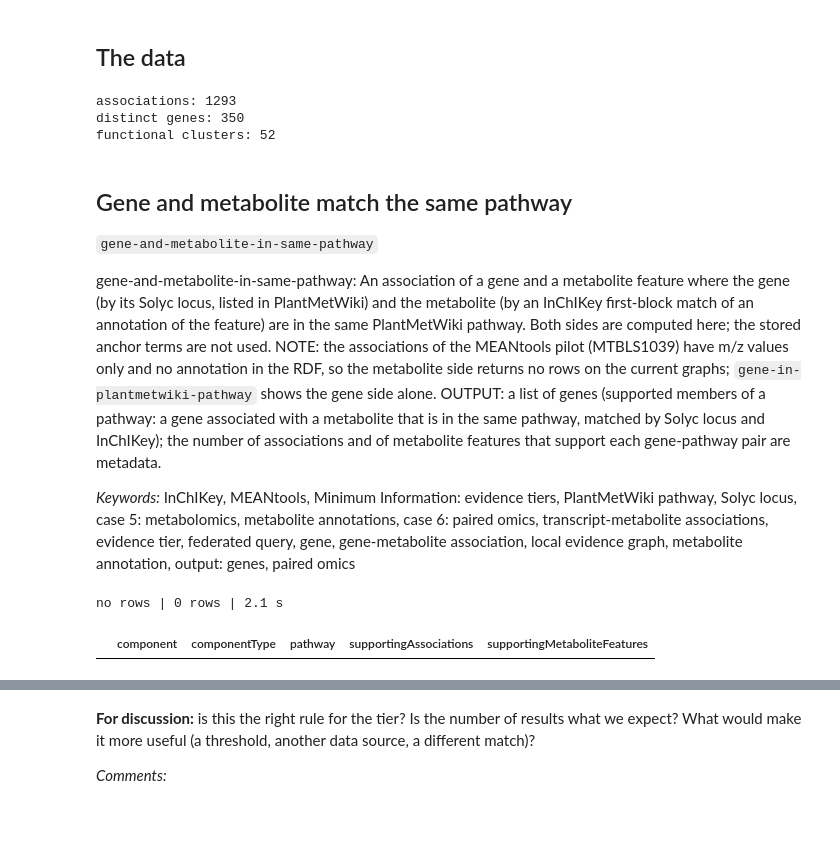
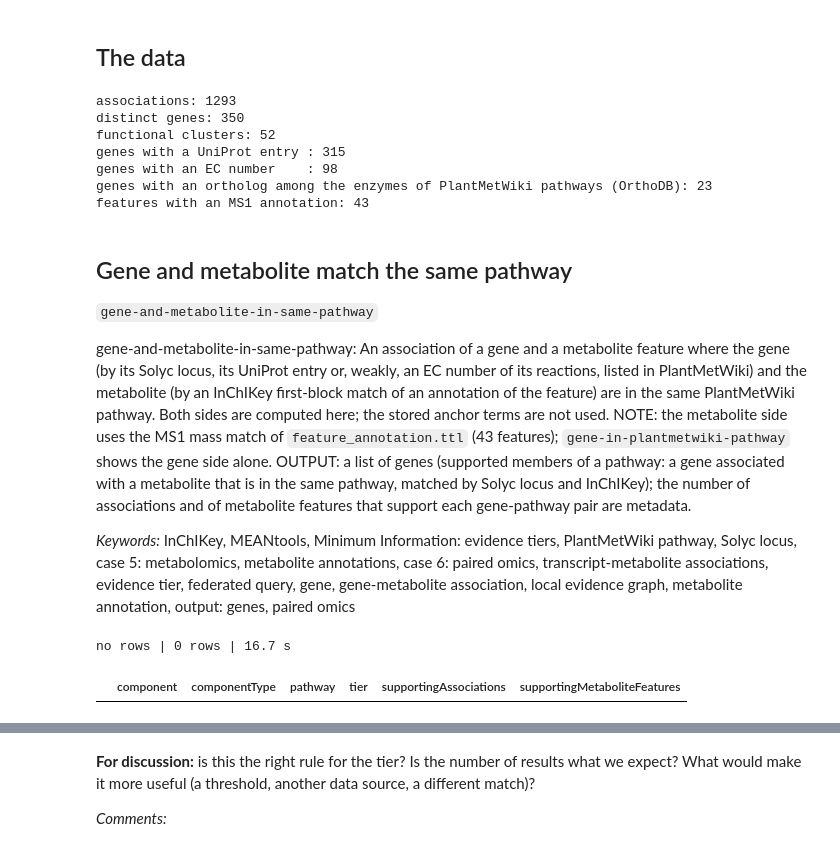
Before and after one commit to pathway-lod/lod-pathways-community, a Jupyter notebook: minimum_information/notebooks/02_paired_omics.ipynb, the cells around one changed output, grey strips where cells are left out. Saved outputs shown, nothing was run; the diff lists cells and outputs as text; code cells hidden in the pictures; blank space fills up the shorter version.

```diff
--- a/minimum_information/notebooks/02_paired_omics.ipynb
+++ b/minimum_information/notebooks/02_paired_omics.ipynb
@@ -18,27 +20,36 @@ PlantMetWiki release: r17.0.0_20260605-171052
 # %% [markdown]
 ## The data
 # %%
-data = ['association', 'annotation']
+data = ['association', 'gene_annotation', 'feature_annotation']
 print('associations:', mi.local_count(data, 'PREFIX lodp: <https://example.org/lod-pathways/pilot/> SELECT (COUNT(?a) AS ?n) WHERE { ?a a lodp:GeneMetaboliteAssociation }'))
 print('distinct genes:', mi.local_count(data, 'PREFIX lodp: <https://example.org/lod-pathways/pilot/> PREFIX sio: <http://semanticscience.org/resource/> SELECT (COUNT(DISTINCT ?g) AS ?n) WHERE { ?a a lodp:GeneMetaboliteAssociation ; sio:SIO_000628 ?g . FILTER(STRSTARTS(STR(?g), "https://plants.ensembl.org/")) }'))
 print('functional clusters:', mi.local_count(data, 'PREFIX lodp: <https://example.org/lod-pathways/pilot/> PREFIX sio: <http://semanticscience.org/resource/> SELECT (COUNT(DISTINCT ?c) AS ?n) WHERE { ?a a lodp:GeneMetaboliteAssociation ; sio:SIO_000772/lodp:functionalCluster ?c }'))
+Q = 'PREFIX lodp: <https://example.org/lod-pathways/pilot/> SELECT (COUNT(DISTINCT ?g) AS ?n) WHERE { ?g %s }'
+print('genes with a UniProt entry :', mi.local_count(data, Q % 'lodp:uniprot ?x'))
+print('genes with an EC number    :', mi.local_count(data, Q % 'lodp:ecNumber ?x'))
+print('genes with an ortholog among the enzymes of PlantMetWiki pathways (OrthoDB):', mi.local_count(data, Q % 'lodp:orthologOf ?x'))
+print('features with an MS1 annotation:', mi.local_count(data, 'PREFIX lodp: <https://example.org/lod-pathways/pilot/> SELECT (COUNT(DISTINCT ?f) AS ?n) WHERE { ?a a lodp:MetaboliteAnnotation ; lodp:feature ?f }'))
 # %% [output]
 associations: 1293
 distinct genes: 350
 functional clusters: 52
+genes with a UniProt entry : 315
+genes with an EC number    : 98
+genes with an ortholog among the enzymes of PlantMetWiki pathways (OrthoDB): 23
+features with an MS1 annotation: 43
 # %% [markdown]
 ## Gene and metabolite match the same pathway
 
 `gene-and-metabolite-in-same-pathway`
 
-gene-and-metabolite-in-same-pathway: An association of a gene and a metabolite feature where the gene (by its Solyc locus, listed in PlantMetWiki) and the metabolite (by an InChIKey first-block match of an annotation of the feature) are in the same PlantMetWiki pathway. Both sides are computed here; the stored anchor terms are not used. NOTE: the associations of the MEANtools pilot (MTBLS1039) have m/z values only and no annotation in the RDF, so the metabolite side returns no rows on the current graphs; `gene-in-plantmetwiki-pathway` shows the gene side alone. OUTPUT: a list of genes (supported members of a pathway: a gene associated with a metabolite that is in the same pathway, matched by Solyc locus and InChIKey); the number of associations and of metabolite features that support each gene-pathway pair are metadata.
+gene-and-metabolite-in-same-pathway: An association of a gene and a metabolite feature where the gene (by its Solyc locus, its UniProt entry or, weakly, an EC number of its reactions, listed in PlantMetWiki) and the metabolite (by an InChIKey first-block match of an annotation of the feature) are in the same PlantMetWiki pathway. Both sides are computed here; the stored anchor terms are not used. NOTE: the metabolite side uses the MS1 mass match of `feature_annotation.ttl` (43 features); `gene-in-plantmetwiki-pathway` shows the gene side alone. OUTPUT: a list of genes (supported members of a pathway: a gene associated with a metabolite that is in the same pathway, matched by Solyc locus and InChIKey); the number of associations and of metabolite features that support each gene-pathway pair are metadata.
 
 *Keywords:* InChIKey, MEANtools, Minimum Information: evidence tiers, PlantMetWiki pathway, Solyc locus, case 5: metabolomics, metabolite annotations, case 6: paired omics, transcript-metabolite associations, evidence tier, federated query, gene, gene-metabolite association, local evidence graph, metabolite annotation, output: genes, paired omics
 # %%
-r = mi.run('gene-and-metabolite-in-same-pathway', ['association', 'annotation'], CASE, timeout=150)
+r = mi.run('gene-and-metabolite-in-same-pathway', ['association', 'gene_annotation', 'feature_annotation'], CASE, timeout=400)
 mi.record(r)
 print(r['status'], '|', r['n_rows'], 'rows |', r['seconds'], 's')
 display(r['table'].head(10))
 # %% [output]
-no rows | 0 rows | 2.1 s
+no rows | 0 rows | 16.7 s
-|  | component | componentType | pathway | supportingAssociations | supportingMetaboliteFeatures |
+|  | component | componentType | pathway | tier | supportingAssociations | supportingMetaboliteFeatures |
```
Also changed, not shown: parts of 15 cells of this notebook, 42 other files.
